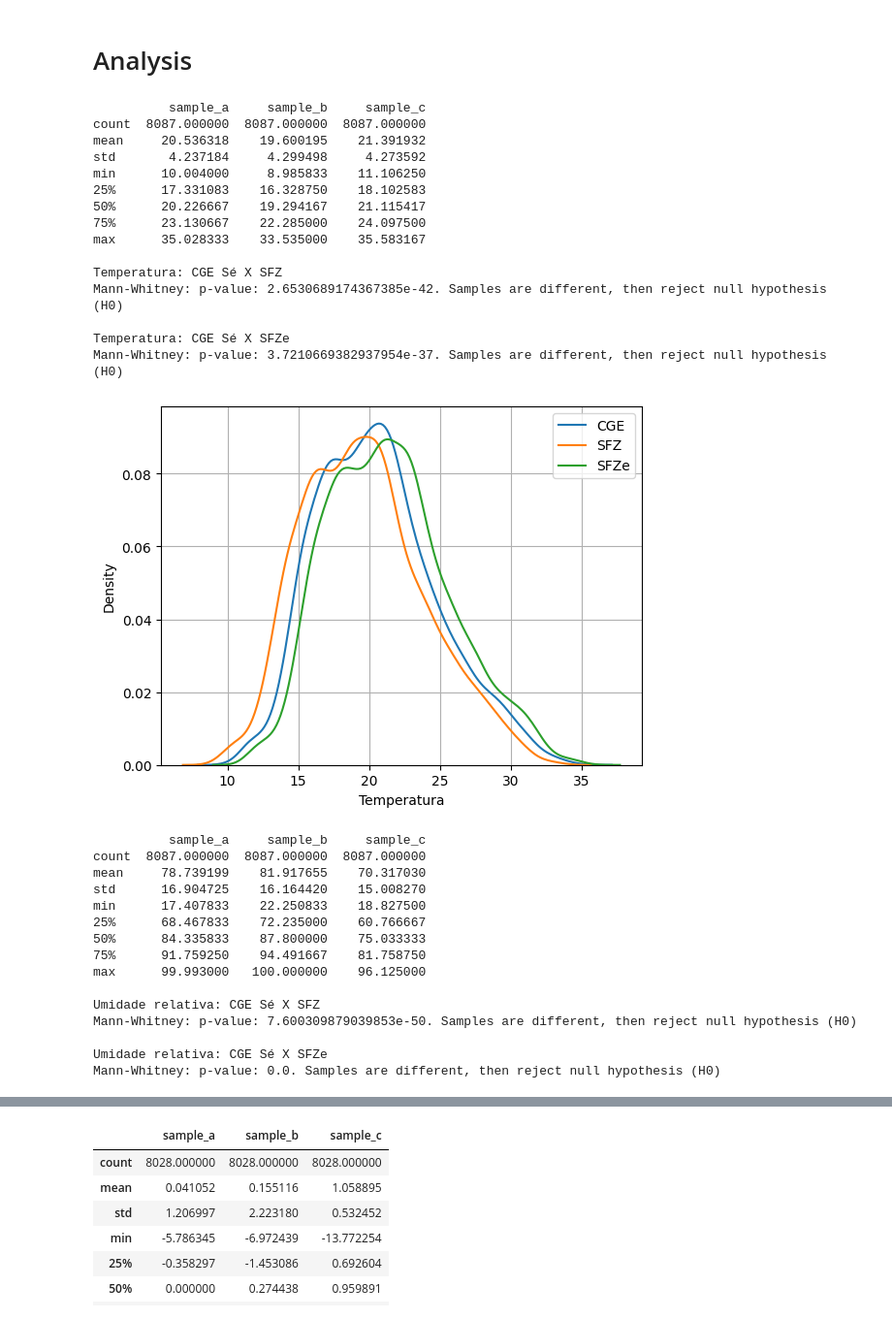
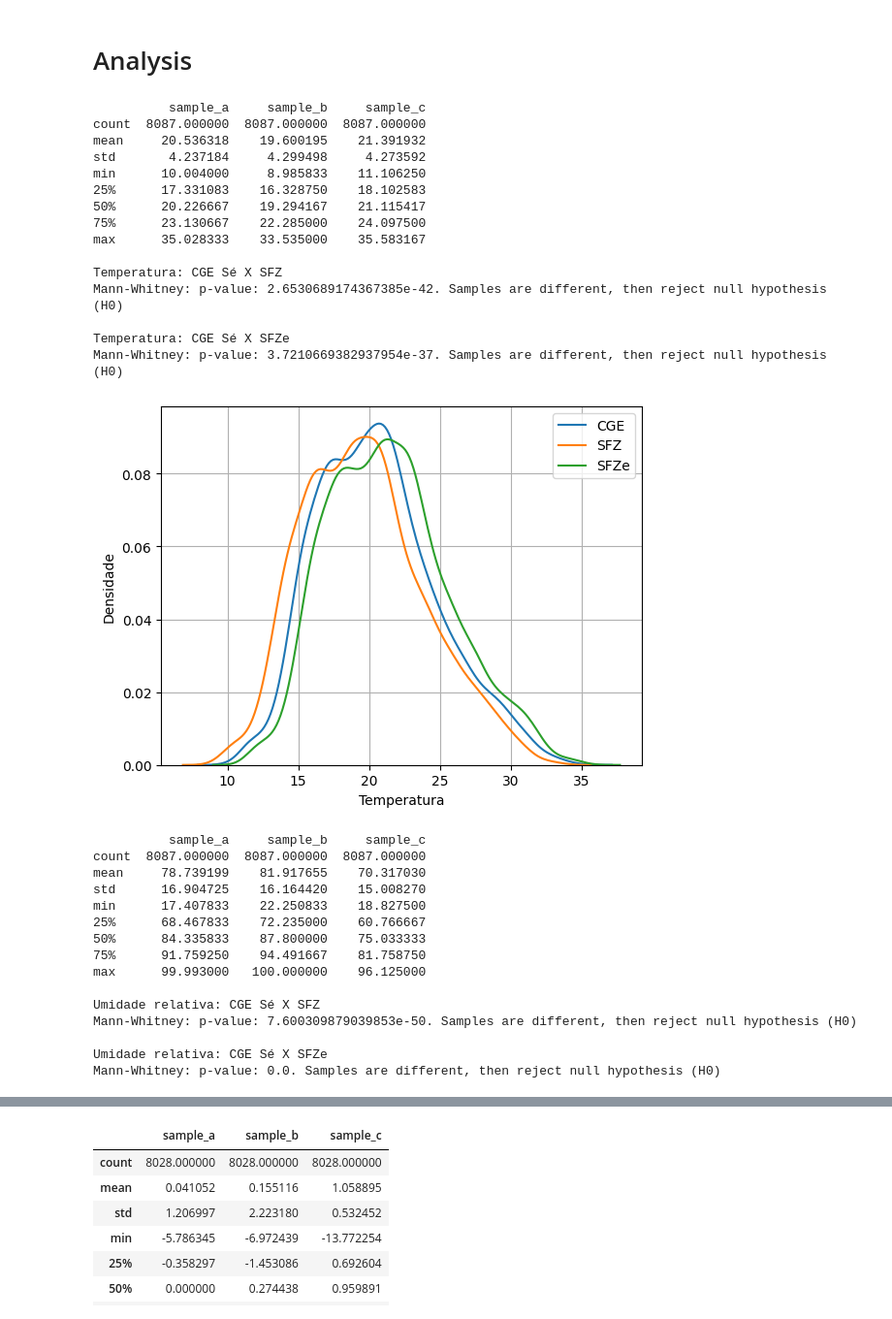
Before and after one commit to plbalmeida/ml-uhi, a Jupyter notebook: notebooks/5.0-iag-data-analysis.ipynb, the cells around one changed output, grey strips where cells are left out. Shown at 97% size. Cells and saved outputs as stored; diff of their text form; code cells hidden in the pictures.

```diff
--- a/notebooks/5.0-iag-data-analysis.ipynb
+++ b/notebooks/5.0-iag-data-analysis.ipynb
@@ -594,34 +594,35 @@ for i in ["Temperatura", "Umidade relativa", "Vel. do vento (zonal)", "Vel. do v
         print(statistical_test(sample_a=df.sample_a, sample_b=df.sample_c)[2])
 
         sns.kdeplot(df["sample_a"], label="CGE")
         sns.kdeplot(df["sample_b"], label="SFZ")
         sns.kdeplot(df["sample_c"], label="SFZe")
+        plt.ylabel("Densidade")
         plt.xlabel(i)
         plt.legend()
         plt.grid()
         plt.savefig(f'../figures/analise_urbana_{i}.png', dpi=300, bbox_inches="tight")
         plt.show()
 
         print(" ")
     except:
         pass
 # %% [output]
           sample_a     sample_b     sample_c
 count  8087.000000  8087.000000  8087.000000
 mean     20.536318    19.600195    21.391932
 std       4.237184     4.299498     4.273592
 min      10.004000     8.985833    11.106250
 25%      17.331083    16.328750    18.102583
 50%      20.226667    19.294167    21.115417
 75%      23.130667    22.285000    24.097500
 max      35.028333    33.535000    35.583167
 
 Temperatura: CGE Sé X SFZ
 Mann-Whitney: p-value: 2.6530689174367385e-42. Samples are different, then reject null hypothesis (H0)
 
 Temperatura: CGE Sé X SFZe
 Mann-Whitney: p-value: 3.7210669382937954e-37. Samples are different, then reject null hypothesis (H0)
-[figure, old version]
+[figure, new version]
           sample_a     sample_b     sample_c
 count  8087.000000  8087.000000  8087.000000
 mean     78.739199    81.917655    70.317030
```
Also changed, not shown: parts of 3 cells of this notebook, 4 other files.
